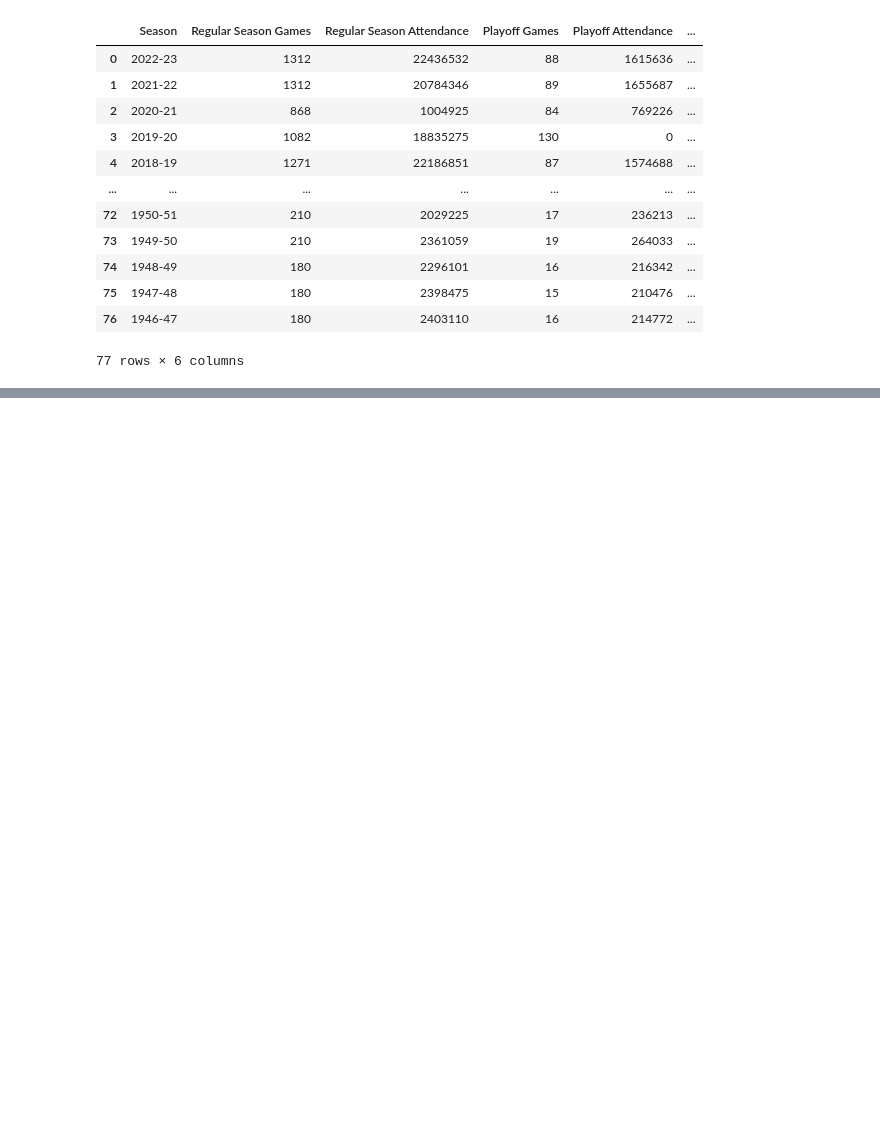
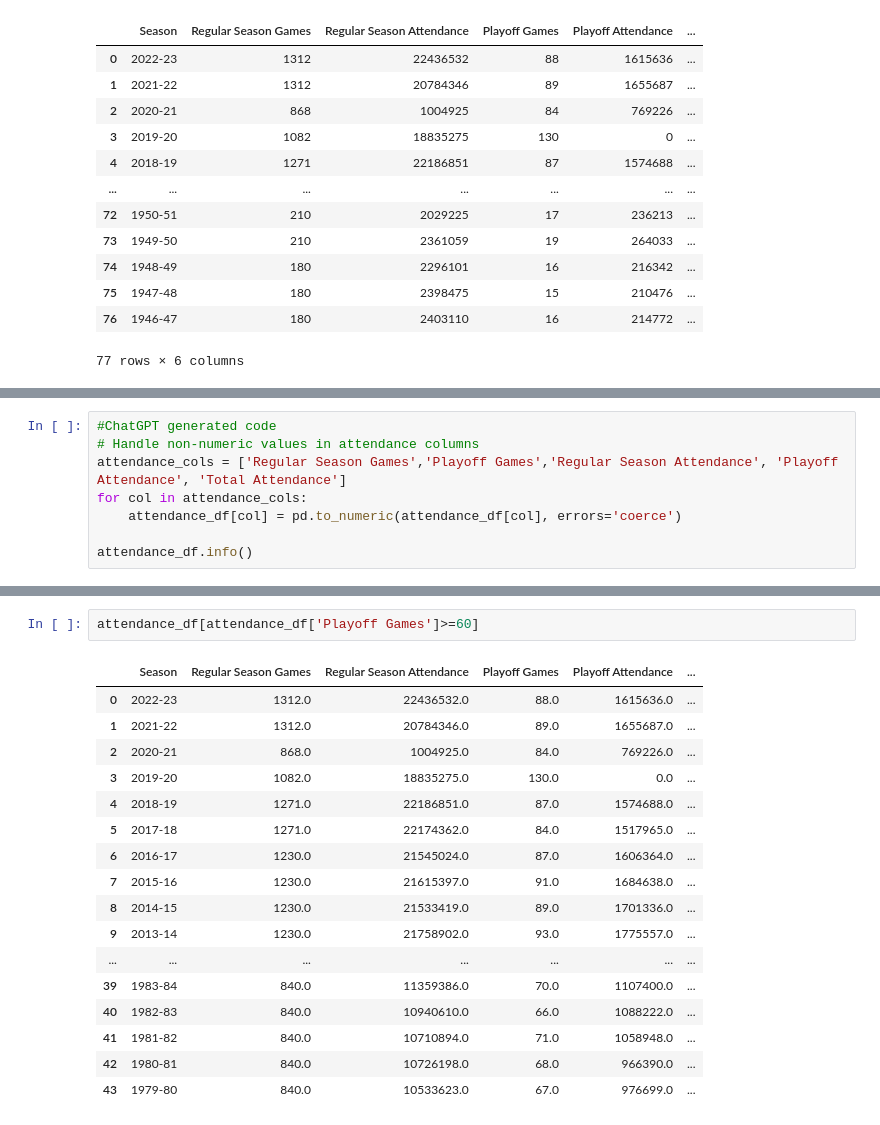
Before and after one commit to samwallach7/Project1-DELTS, a Jupyter notebook: project_1.ipynb, the cells around one changed output, grey strips where cells are left out. Cells and saved outputs as stored; diff of their text form; blank space fills up the shorter version.

Commit message:
added attendance data

```diff
--- a/project_1.ipynb
+++ b/project_1.ipynb
@@ -457,0 +474,8 @@ attendance_df
+# %%
+#ChatGPT generated code
+# Handle non-numeric values in attendance columns
+attendance_cols = ['Regular Season Games','Playoff Games','Regular Season Attendance', 'Playoff Attendance', 'Total Attendance']
+for col in attendance_cols:
+    attendance_df[col] = pd.to_numeric(attendance_df[col], errors='coerce')
+
+attendance_df.info()
@@ -457,0 +496,20 @@ attendance_df
+# %%
+attendance_df[attendance_df['Playoff Games']>=60]
+# %% [output]
+|  | Season | Regular Season Games | Regular Season Attendance | Playoff Games | Playoff Attendance | ... |
+| 0 | 2022-23 | 1312.0 | 22436532.0 | 88.0 | 1615636.0 | ... |
+| 1 | 2021-22 | 1312.0 | 20784346.0 | 89.0 | 1655687.0 | ... |
+| 2 | 2020-21 | 868.0 | 1004925.0 | 84.0 | 769226.0 | ... |
+| 3 | 2019-20 | 1082.0 | 18835275.0 | 130.0 | 0.0 | ... |
+| 4 | 2018-19 | 1271.0 | 22186851.0 | 87.0 | 1574688.0 | ... |
+| 5 | 2017-18 | 1271.0 | 22174362.0 | 84.0 | 1517965.0 | ... |
+| 6 | 2016-17 | 1230.0 | 21545024.0 | 87.0 | 1606364.0 | ... |
+| 7 | 2015-16 | 1230.0 | 21615397.0 | 91.0 | 1684638.0 | ... |
+| 8 | 2014-15 | 1230.0 | 21533419.0 | 89.0 | 1701336.0 | ... |
+| 9 | 2013-14 | 1230.0 | 21758902.0 | 93.0 | 1775557.0 | ... |
+| ... | ... | ... | ... | ... | ... | ... |
+| 39 | 1983-84 | 840.0 | 11359386.0 | 70.0 | 1107400.0 | ... |
+| 40 | 1982-83 | 840.0 | 10940610.0 | 66.0 | 1088222.0 | ... |
+| 41 | 1981-82 | 840.0 | 10710894.0 | 71.0 | 1058948.0 | ... |
+| 42 | 1980-81 | 840.0 | 10726198.0 | 68.0 | 966390.0 | ... |
+| 43 | 1979-80 | 840.0 | 10533623.0 | 67.0 | 976699.0 | ... |
```
Also changed, not shown: parts of 2 cells of this notebook.
